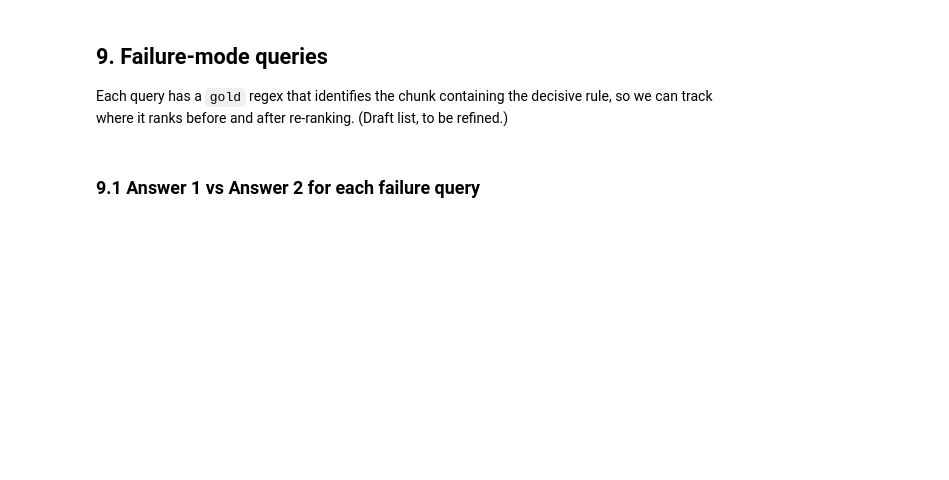
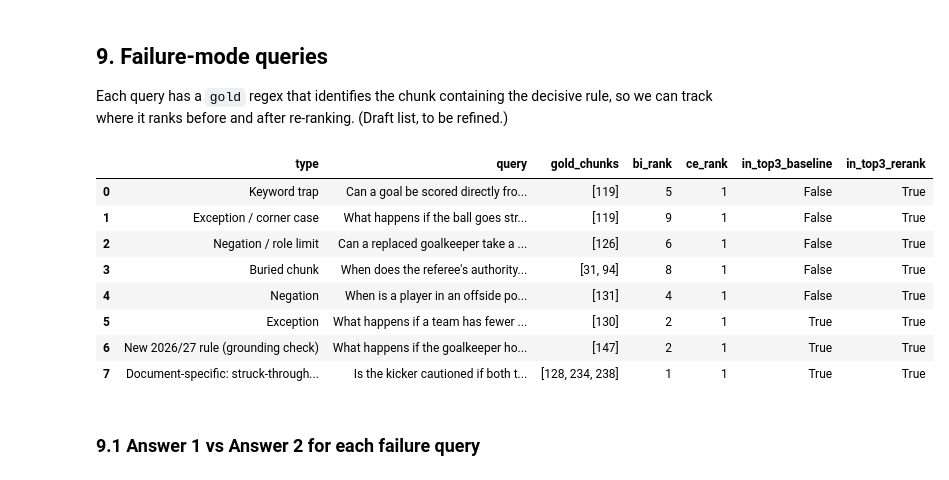
Before and after one commit to neill-nil/LMA_RAG_assignment, a Jupyter notebook: rag_reranking.ipynb, the cells around one changed output. Cells and saved outputs as stored; diff of their text form; code cells hidden in the pictures; blank space fills up the shorter version.

```diff
--- a/rag_reranking.ipynb
+++ b/rag_reranking.ipynb
@@ -337,7 +395,7 @@ FAILURE_QUERIES = [
      "gold": r"goal may be scored directly against the opponents from the kick-off"},
     {"type": "Exception / corner case",
      "query": "What happens if the ball goes straight into the kicker's own goal from the kick-off?",
-     "gold": r"directly enters the kicker.s goal, a corner kick is awarded"},
+     "gold": r"kick-off; if the ball directly enters the kicker.s goal"},
     {"type": "Negation / role limit",
      "query": "Can a replaced goalkeeper take a kick in the penalty shoot-out?",
      "gold": r"replaced goalkeeper takes no further part and may not take a kick"},
@@ -353,38 +411,48 @@ FAILURE_QUERIES = [
     {"type": "New 2026/27 rule (grounding check)",
      "query": "What happens if the goalkeeper holds the ball in their hands for too long?",
      "gold": r"more than eight seconds before releasing"},
-    {"type": "Document-specific (deleted text in 'Law changes')",
+    {"type": "Document-specific: struck-through (deleted) text extracted as live text",
      "query": "Is the kicker cautioned if both the penalty taker and the goalkeeper commit an offence at the same time?",
      "gold": r"kicker is cautioned"},
 ]
 
 
 def gold_ids(pattern):
     return {c["id"] for c in chunks if re.search(pattern, c["text"], re.I | re.S)}
 
 
 def best_rank(ranked_ids, gold):
     ranks = [r for r, cid in enumerate(ranked_ids, 1) if cid in gold]
     return min(ranks) if ranks else None    # None = not in the top 10
 
 
 def rank_shift_summary(with_llm=False):
     rows, results = [], []
     for fq in FAILURE_QUERIES:
         res = run_pipelines(fq["query"], with_llm)
         gold = gold_ids(fq["gold"])
         b = best_rank([cid for cid, _ in res["base"]], gold)
         c = best_rank([cid for cid, _, _ in res["reranked"]], gold)
         rows.append({"type": fq["type"], "query": fq["query"], "gold_chunks": sorted(gold),
                      "bi_rank": b, "ce_rank": c,
                      "in_top3_baseline": b is not None and b <= TOP_K_CONTEXT,
                      "in_top3_rerank": c is not None and c <= TOP_K_CONTEXT})
         results.append(res)
     return pd.DataFrame(rows), results
 
 
 summary_df, _ = rank_shift_summary(with_llm=False)
 summary_df
+# %% [output]
+|  | type | query | gold_chunks | bi_rank | ce_rank | in_top3_baseline | in_top3_rerank |
+| 0 | Keyword trap | Can a goal be scored directly fro... | [119] | 5 | 1 | False | True |
+| 1 | Exception / corner case | What happens if the ball goes str... | [119] | 9 | 1 | False | True |
+| 2 | Negation / role limit | Can a replaced goalkeeper take a ... | [126] | 6 | 1 | False | True |
+| 3 | Buried chunk | When does the referee's authority... | [31, 94] | 8 | 1 | False | True |
+| 4 | Negation | When is a player in an offside po... | [131] | 4 | 1 | False | True |
+| 5 | Exception | What happens if a team has fewer ... | [130] | 2 | 1 | True | True |
+| 6 | New 2026/27 rule (grounding check) | What happens if the goalkeeper ho... | [147] | 2 | 1 | True | True |
+| 7 | Document-specific: struck-through... | Is the kicker cautioned if both t... | [128, 234, 238] | 1 | 1 | True | True |
 # %% [markdown]
 ### 9.1 Answer 1 vs Answer 2 for each failure query
 # %%
```
Also changed, not shown: parts of 13 cells of this notebook, 1 other file.
